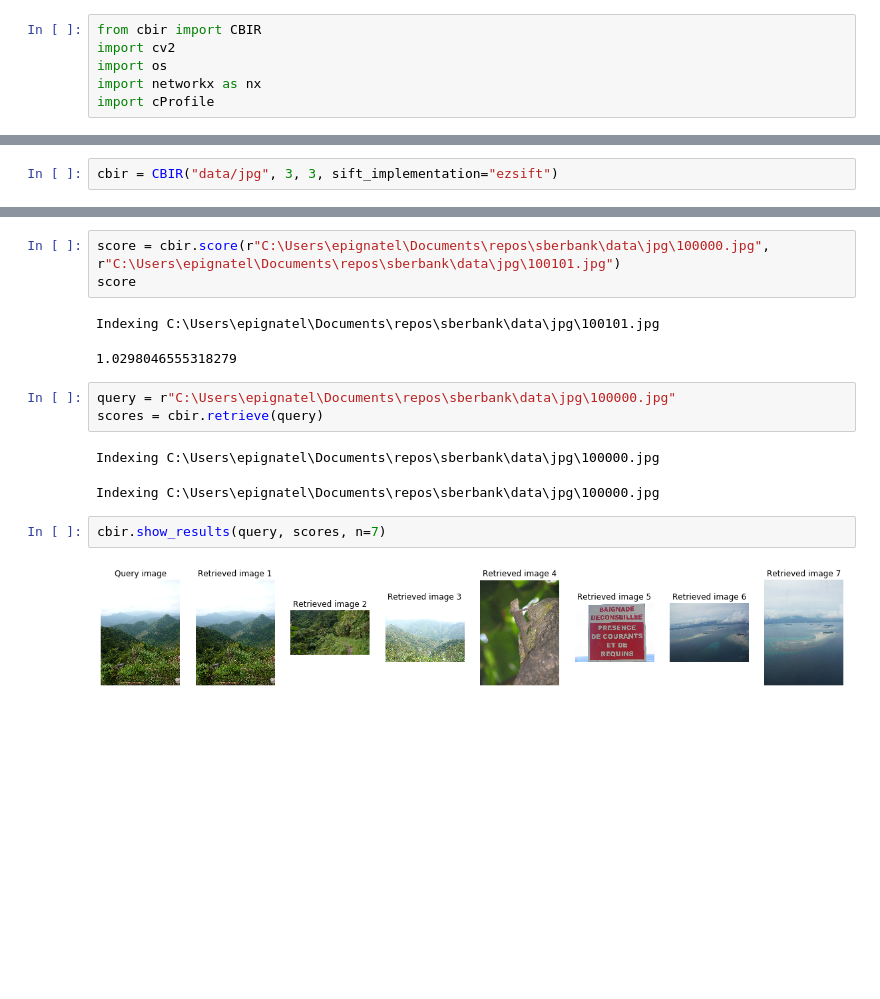
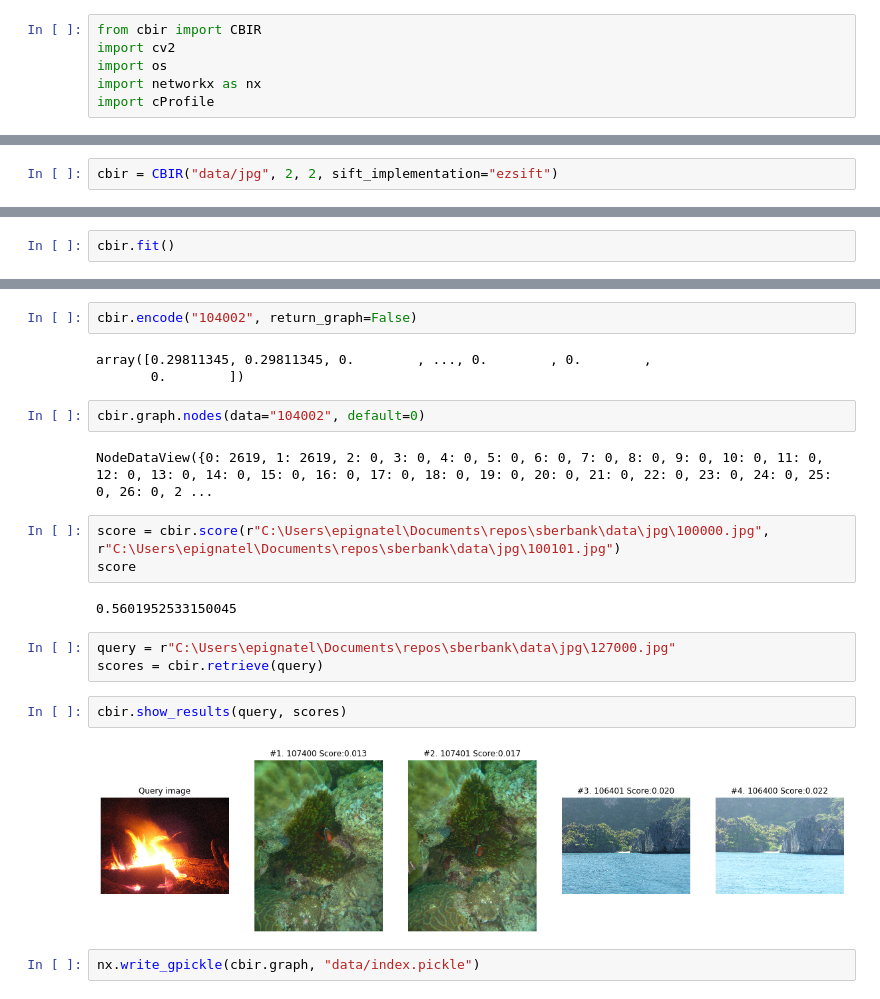
Before and after one commit to epignatelli/scalable-recognition-with-a-vocabulary-tree, a Jupyter notebook: VV3.ipynb, the cells around one changed output, grey strips where cells are left out. Saved outputs shown, nothing was run; the diff lists cells and outputs as text; blank space fills up the shorter version.

```diff
--- a/VV3.ipynb
+++ b/VV3.ipynb
@@ -7,2 +15,2 @@ import cProfile
 # %%
-cbir = CBIR("data/jpg", 3, 3, sift_implementation="ezsift")
+cbir = CBIR("data/jpg", 2, 2, sift_implementation="ezsift")
@@ -10,0 +17,2 @@ Extracting features 414/1491 from image 115400.jpg - ETA: 528.127157s
+# %%
+cbir.fit()
@@ -19,19 +46,26 @@ encoded = cbir.encode("100000")
+# %%
+cbir.encode("104002", return_graph=False)
+# %% [output]
+array([0.29811345, 0.29811345, 0.        , ..., 0.        , 0.        ,
+       0.        ])
+# %%
+cbir.graph.nodes(data="104002", default=0)
+# %% [output]
+NodeDataView({0: 2619, 1: 2619, 2: 0, 3: 0, 4: 0, 5: 0, 6: 0, 7: 0, 8: 0, 9: 0, 10: 0, 11: 0, 12: 0, 13: 0, 14: 0, 15: 0, 16: 0, 17: 0, 18: 0, 19: 0, 20: 0, 21: 0, 22: 0, 23: 0, 24: 0, 25: 0, 26: 0, 2 ...
 # %%
 score = cbir.score(r"C:\Users\epignatel\Documents\repos\sberbank\data\jpg\100000.jpg", r"C:\Users\epignatel\Documents\repos\sberbank\data\jpg\100101.jpg")
 score
 # %% [output]
-Indexing C:\Users\epignatel\Documents\repos\sberbank\data\jpg\100101.jpg
+0.5601952533150045
-1.0298046555318279
 # %%
-query = r"C:\Users\epignatel\Documents\repos\sberbank\data\jpg\100000.jpg"
+query = r"C:\Users\epignatel\Documents\repos\sberbank\data\jpg\127000.jpg"
 scores = cbir.retrieve(query)
-# %% [output]
-Indexing C:\Users\epignatel\Documents\repos\sberbank\data\jpg\100000.jpg
-Indexing C:\Users\epignatel\Documents\repos\sberbank\data\jpg\100000.jpg
 # %%
-cbir.show_results(query, scores, n=7)
+cbir.show_results(query, scores)
 # %% [output]
-[figure, old version]
+[figure, new version]
+# %%
+nx.write_gpickle(cbir.graph, "data/index.pickle")
 # %%
 pr = cProfile.Profile()
 pr.enable()
```
Also changed, not shown: parts of 12 cells of this notebook.
